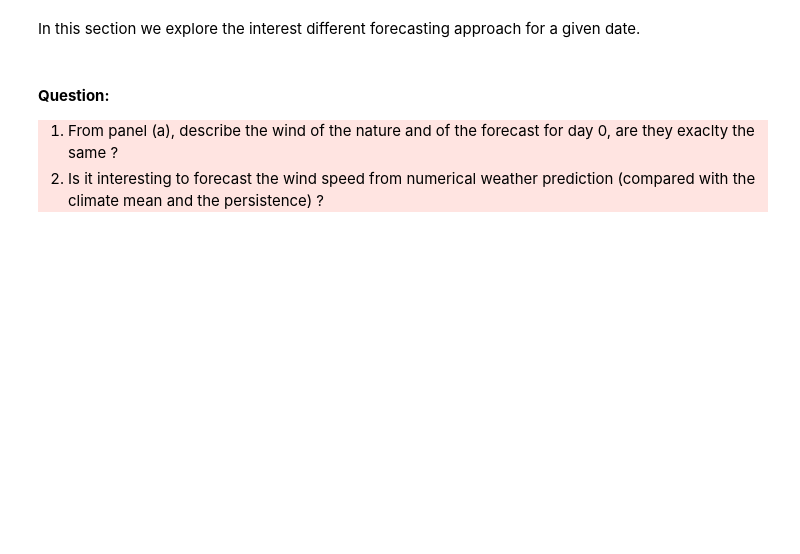
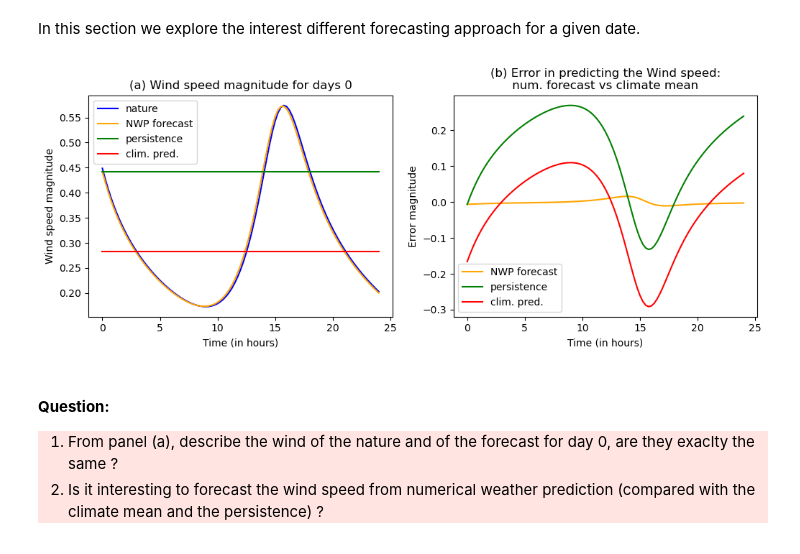
Before and after one commit to opannekoucke/eco-value-weather-forecast, a Jupyter notebook: study_optimization-wind-power-prediction.ipynb, the cells around one changed output. Cells and saved outputs as stored; diff of their text form; code cells hidden in the pictures; blank space fills up the shorter version.

```diff
--- a/study_optimization-wind-power-prediction.ipynb
+++ b/study_optimization-wind-power-prediction.ipynb
@@ -281,7 +327,8 @@ There exists several way to predict the weather from a given weather situation:
 # %% [markdown]
 **Definition of a predicting system that consits in an approximation of the true nature (with an additionnal error)**
 # %%
-model = valeco.Nature(f=0.01)
+f = 0.0 # model error / 0.01 /
+model = valeco.Nature(f=f)
 x0a = x0+0.4*np.random.normal(size=3) # a prior state for the initial condition of the NWP forecast
 # %% [markdown]
 Here, the dynamics of the "numerical model" that would corresponds to the state-of-the-art numerical weather prediction in real application, is similar to the Nature except that a parameter is $f=0.01$ while for the nature it is $f=0.0$, so it mimics the realm of NWP.
@@ -308,6 +357,12 @@ initial_states = {
     'persistence': x0a,
     'clim. pred.': x0a,
 }
+color = {
+    'nature': 'blue',
+    'NWP forecast': 'orange',
+    'persistence': 'green',
+    'clim. pred.': 'red',
+}
 # %%
 wind_data = {
     dynamic:wind(dynamics[dynamic].predict(window_24h, initial_states[dynamic])) for dynamic in dynamics
@@ -318,23 +373,25 @@ error_wind_data = {
 # %%
 # Comparison of the wind speed prediction versus the observation
 [fig, axes] = plt.subplots(1,2, figsize=(12,4))
 ax1, ax2 = axes
 
 for key, value in wind_data.items():
-    ax1.plot(window_24h, value,label=key)
+    ax1.plot(window_24h, value,label=key, color=color[key])
 ax1.set_xlabel('Time (in hours)')
 ax1.set_ylabel('Wind speed magnitude')
 ax1.set_title('(a) Wind speed magnitude for days 0')
 ax1.legend()
 
 # Discepency between real wind speed and its differents predictions.
 for key, value in error_wind_data.items():
-    ax2.plot(window_24h, value,label=key)
+    ax2.plot(window_24h, value,label=key, color=color[key])
 
 ax2.set_xlabel('Time (in hours)')
 ax2.set_ylabel('Error magnitude')
 ax2.set_title('(b) Error in predicting the Wind speed:\n num. forecast vs climate mean ')
 ax2.legend();
+# %% [output]
+[figure, added]
 # %% [markdown]
 <div style="margin:0 50px 0 50px">
 <h4><b>Question: </b></h4>
```
Also changed, not shown: parts of 42 cells of this notebook, 5 other files.
